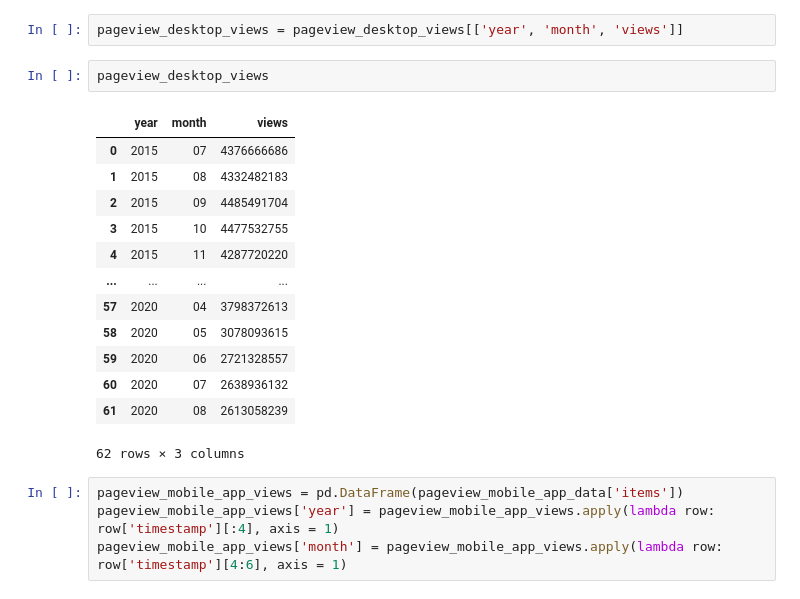
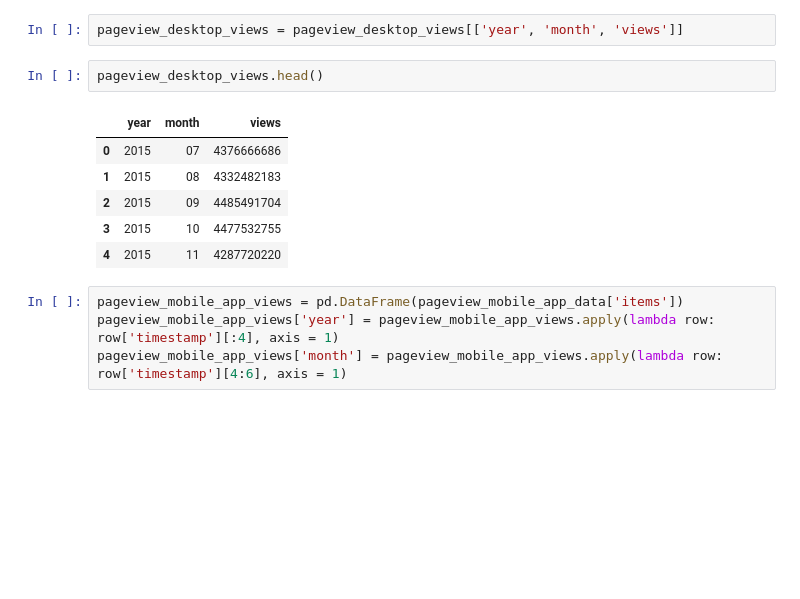
Before and after one commit to chavi-g/data-512, a Jupyter notebook: data-512-a1/data512-a1-data-curation.ipynb, the cells around one changed output. Saved outputs shown, nothing was run; the diff lists cells and outputs as text; blank space fills up the shorter version.

```diff
--- a/data-512-a1/data512-a1-data-curation.ipynb
+++ b/data-512-a1/data512-a1-data-curation.ipynb
@@ -139,21 +140,14 @@ pageview_desktop_views['month'] = pageview_desktop_views.apply(lambda row: row['
 # %%
 pageview_desktop_views = pageview_desktop_views[['year', 'month', 'views']]
 # %%
-pageview_desktop_views
+pageview_desktop_views.head()
 # %% [output]
 |  | year | month | views |
 | 0 | 2015 | 07 | 4376666686 |
 | 1 | 2015 | 08 | 4332482183 |
 | 2 | 2015 | 09 | 4485491704 |
 | 3 | 2015 | 10 | 4477532755 |
 | 4 | 2015 | 11 | 4287720220 |
-| ... | ... | ... | ... |
-| 57 | 2020 | 04 | 3798372613 |
-| 58 | 2020 | 05 | 3078093615 |
-| 59 | 2020 | 06 | 2721328557 |
-| 60 | 2020 | 07 | 2638936132 |
-| 61 | 2020 | 08 | 2613058239 |
-62 rows × 3 columns
 # %%
 pageview_mobile_app_views = pd.DataFrame(pageview_mobile_app_data['items'])
 pageview_mobile_app_views['year'] = pageview_mobile_app_views.apply(lambda row: row['timestamp'][:4], axis = 1)
```
Also changed, not shown: parts of 23 cells of this notebook.
